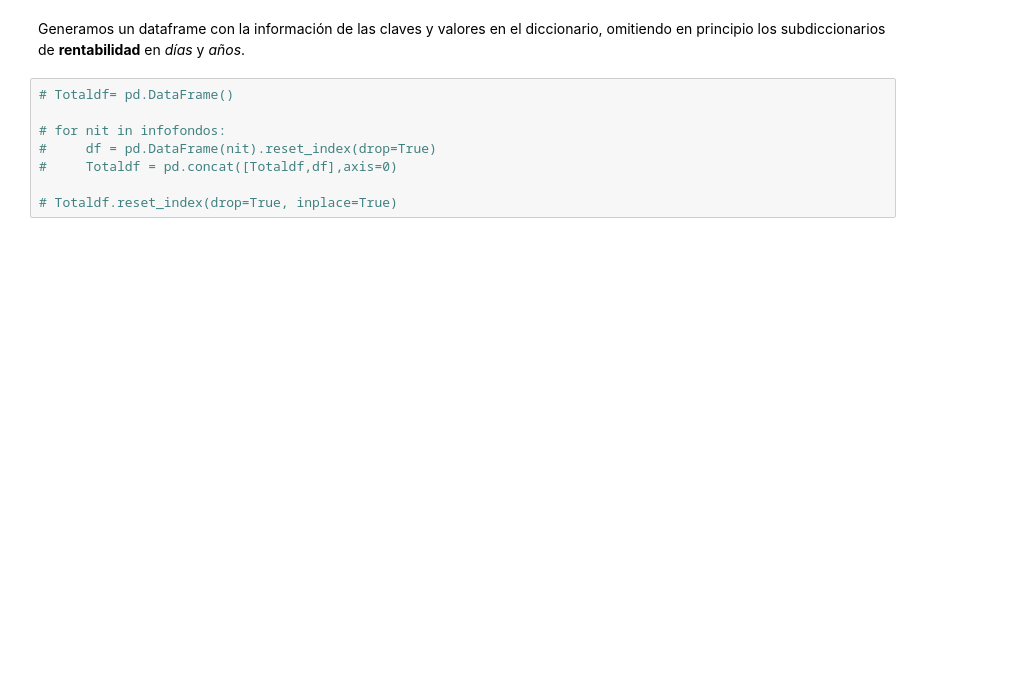
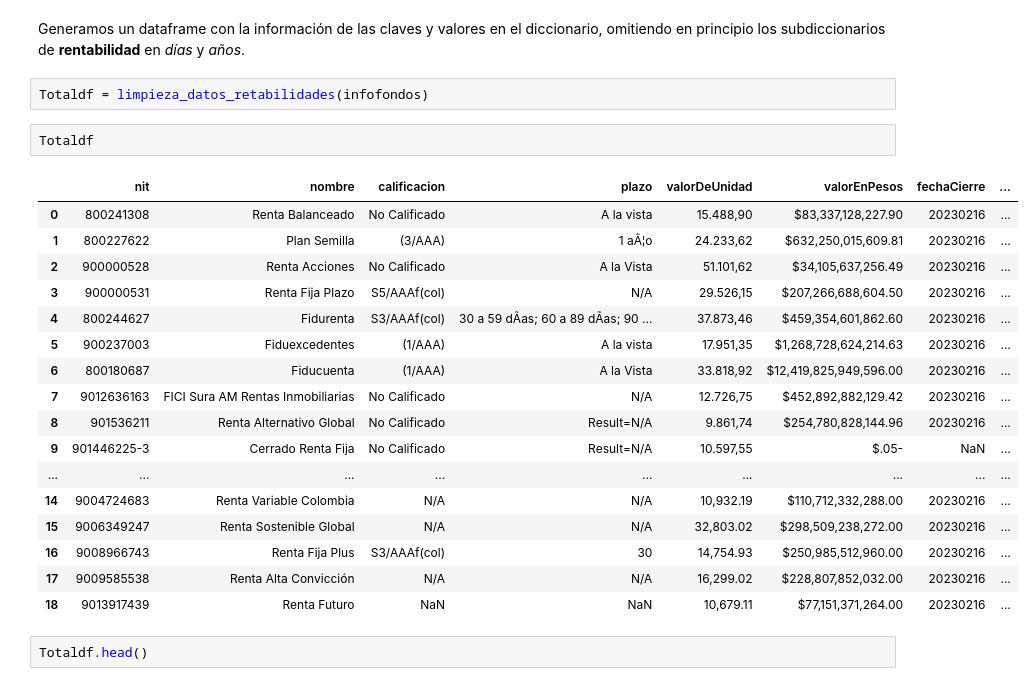
Before and after one commit to datalytics-mejorcondatos/AZ900-Azure-Fundamentals, a Jupyter notebook: Proyecto/Notebooks/pruebas.ipynb, the cells around one changed output. Saved outputs shown, nothing was run; the diff lists cells and outputs as text; blank space fills up the shorter version.

```diff
--- a/Proyecto/Notebooks/pruebas.ipynb
+++ b/Proyecto/Notebooks/pruebas.ipynb
@@ -155,14 +122,30 @@ infofondos
   'sociedadAdministradora': 'Valores Bancolombia S.A.'}]
 # %% [markdown]
 Generamos un dataframe con la información de las claves y valores en el diccionario, omitiendo en principio los subdiccionarios de **rentabilidad** en _días_ y _años_.
-# %%
-# Totaldf= pd.DataFrame()
-
-# for nit in infofondos:
-#     df = pd.DataFrame(nit).reset_index(drop=True)
-#     Totaldf = pd.concat([Totaldf,df],axis=0)
-
-# Totaldf.reset_index(drop=True, inplace=True)
+# %%
+Totaldf = limpieza_datos_retabilidades(infofondos)
+# %%
+Totaldf
+# %% [output]
+|  | nit | nombre | calificacion | plazo | valorDeUnidad | valorEnPesos | fechaCierre | ... |
+| 0 | 800241308 | Renta Balanceado | No Calificado | A la vista | 15.488,90 | $83,337,128,227.90 | 20230216 | ... |
+| 1 | 800227622 | Plan Semilla | (3/AAA) | 1 aÂ¦o | 24.233,62 | $632,250,015,609.81 | 20230216 | ... |
+| 2 | 900000528 | Renta Acciones | No Calificado | A la Vista | 51.101,62 | $34,105,637,256.49 | 20230216 | ... |
+| 3 | 900000531 | Renta Fija Plazo | S5/AAAf(col) | N/A | 29.526,15 | $207,266,688,604.50 | 20230216 | ... |
+| 4 | 800244627 | Fidurenta | S3/AAAf(col) | 30 a 59 dÃ­as; 60 a 89 dÃ­as; 90 ... | 37.873,46 | $459,354,601,862.60 | 20230216 | ... |
+| 5 | 900237003 | Fiduexcedentes | (1/AAA) | A la vista | 17.951,35 | $1,268,728,624,214.63 | 20230216 | ... |
+| 6 | 800180687 | Fiducuenta | (1/AAA) | A la Vista | 33.818,92 | $12,419,825,949,596.00 | 20230216 | ... |
+| 7 | 9012636163 | FICI Sura AM Rentas Inmobiliarias | No Calificado | N/A | 12.726,75 | $452,892,882,129.42 | 20230216 | ... |
+| 8 | 901536211 | Renta Alternativo Global | No Calificado | Result=N/A | 9.861,74 | $254,780,828,144.96 | 20230216 | ... |
+| 9 | 901446225-3 | Cerrado Renta Fija | No Calificado | Result=N/A | 10.597,55 | $.05- | NaN | ... |
+| ... | ... | ... | ... | ... | ... | ... | ... | ... |
+| 14 | 9004724683 | Renta Variable Colombia | N/A | N/A | 10,932.19 | $110,712,332,288.00 | 20230216 | ... |
+| 15 | 9006349247 | Renta Sostenible Global | N/A | N/A | 32,803.02 | $298,509,238,272.00 | 20230216 | ... |
+| 16 | 9008966743 | Renta Fija Plus | S3/AAAf(col) | 30 | 14,754.93 | $250,985,512,960.00 | 20230216 | ... |
+| 17 | 9009585538 | Renta Alta Convicción | N/A | N/A | 16,299.02 | $228,807,852,032.00 | 20230216 | ... |
+| 18 | 9013917439 | Renta Futuro | NaN | NaN | 10,679.11 | $77,151,371,264.00 | 20230216 | ... |
+# %%
+Totaldf.head()
 # %%
 Totaldf= pd.DataFrame((infofondos[i] for i in range(len(infofondos))), index=[0, 1, 2, 3, 4, 5, 6, 7, 8, 9, 10, 11, 12, 13, 14, 15, 16, 17, 18], columns= ['nit', 'nombre','calificacion', 'plazo', 'valorDeUnidad','valorEnPesos', 'fechaCierre', 'sociedadAdministradora'])
 Totaldf
```
Also changed, not shown: parts of 17 cells of this notebook.
